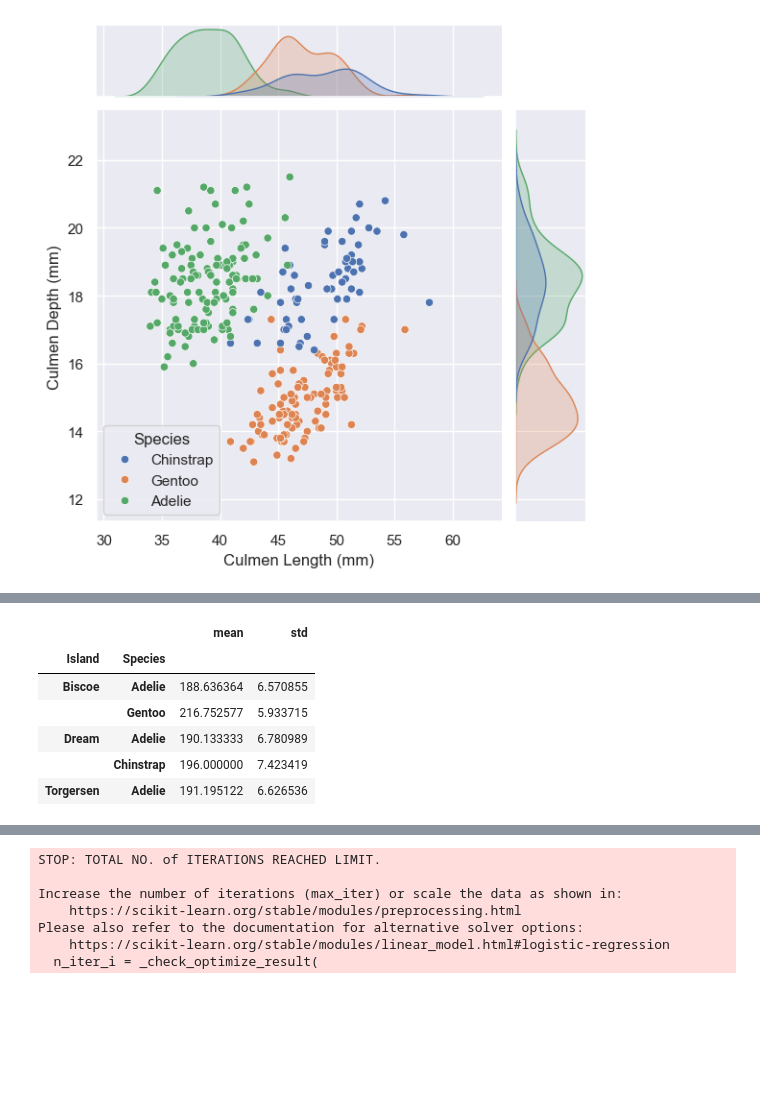
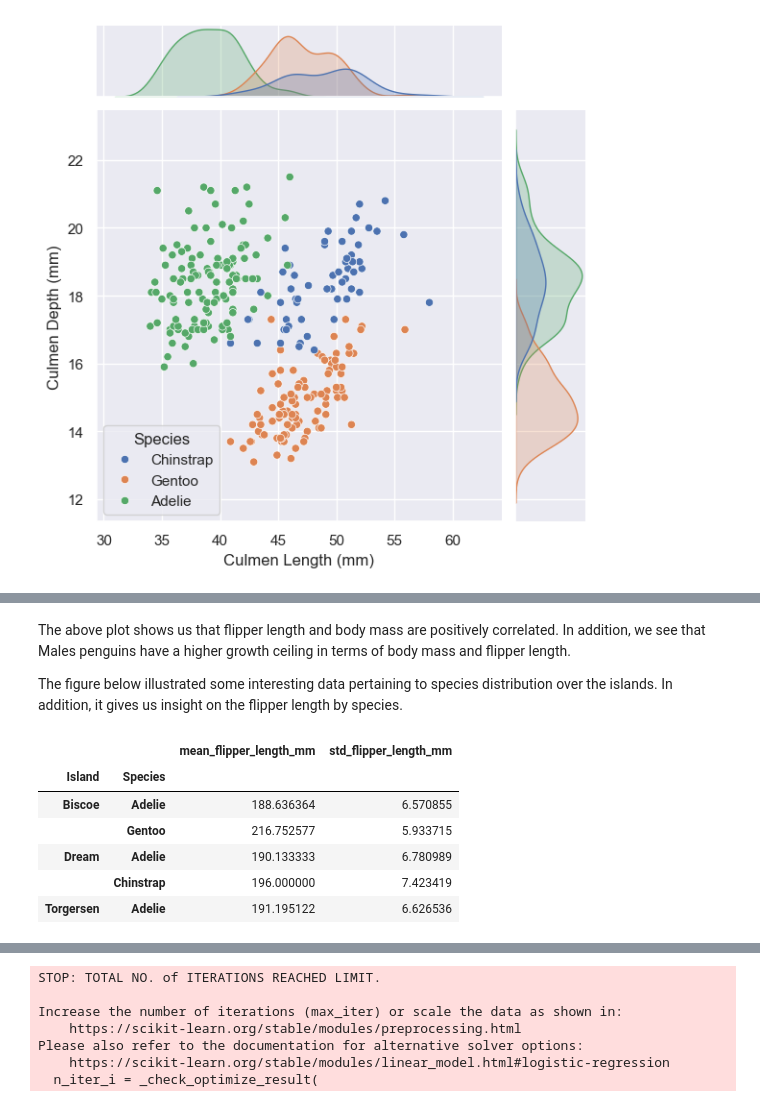
Before and after one commit to lawolff1702/lawolff1702.github.io, a Jupyter notebook: posts/Classifying Palmer Penguins/index.ipynb, the cells around one changed output, grey strips where cells are left out. Drawn from its saved outputs; the diff is of its cells as text; code cells hidden in the pictures; blank space fills up the shorter version.

```diff
--- a/posts/Classifying Palmer Penguins/index.ipynb
+++ b/posts/Classifying Palmer Penguins/index.ipynb
@@ -80,11 +94,13 @@ cat = sns.catplot(data = X_train, x = "Sex_FEMALE", y = "Flipper Length (mm)", h
+# %% [markdown]
+The above plot shows us that flipper length and body mass are positively correlated. In addition, we see that Males penguins have a higher growth ceiling in terms of body mass and flipper length.
+
+The figure below illustrated some interesting data pertaining to species distribution over the islands. In addition, it gives us insight on the flipper length by species.
 # %%
 import pandas as pd
 import numpy as np
-train.groupby(["Island", "Species"])["Flipper Length (mm)"].agg([np.mean, np.std])
-# ([{"Average Flipper Length (mm)": np.mean}, {"Standard Deviation (mm)": np.std}])
-#
+train.groupby(["Island", "Species"])["Flipper Length (mm)"].agg(mean_flipper_length_mm="mean", std_flipper_length_mm="std")
 # %% [output]
-|  |  | mean | std |
+|  |  | mean_flipper_length_mm | std_flipper_length_mm |
 | Island | Species |  |  |
 | Biscoe | Adelie | 188.636364 | 6.570855 |
 |  | Gentoo | 216.752577 | 5.933715 |
```
Also changed, not shown: parts of 13 cells of this notebook, 7 other files.
